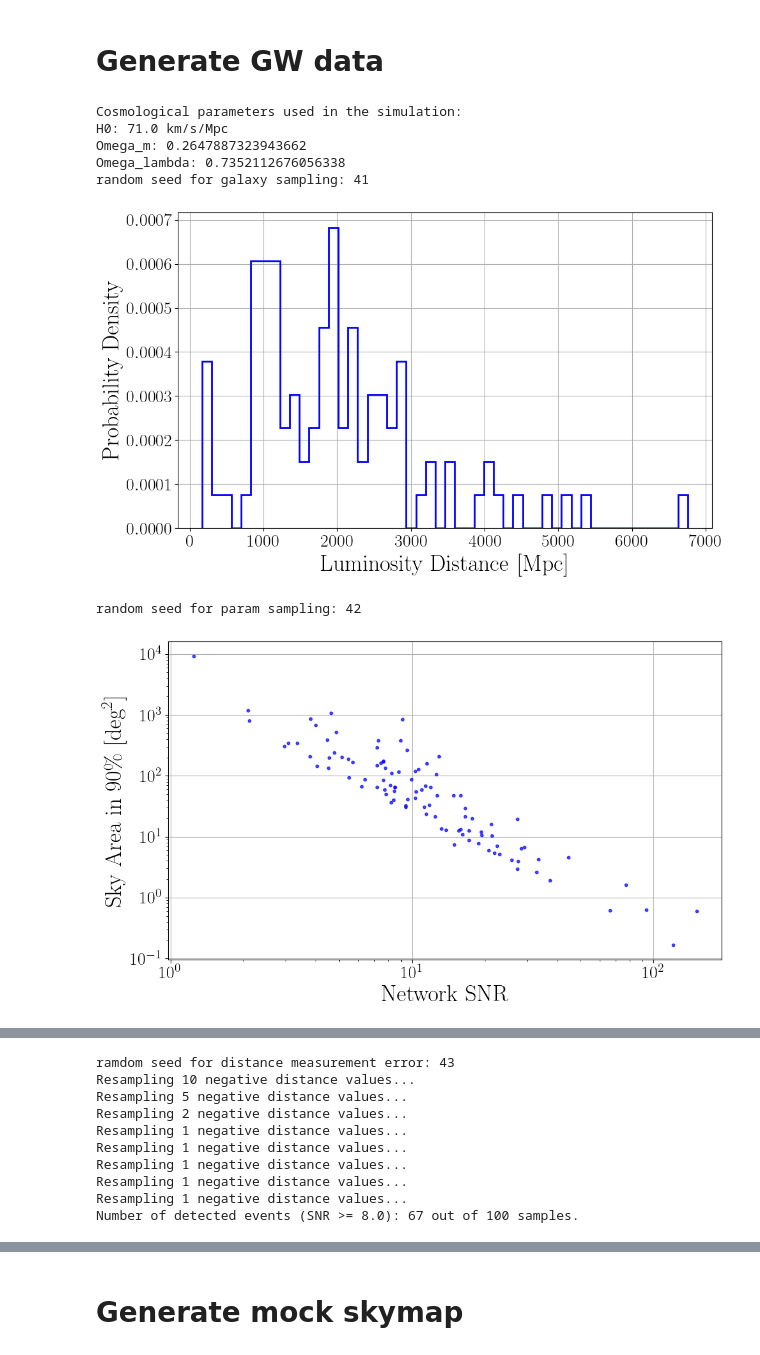
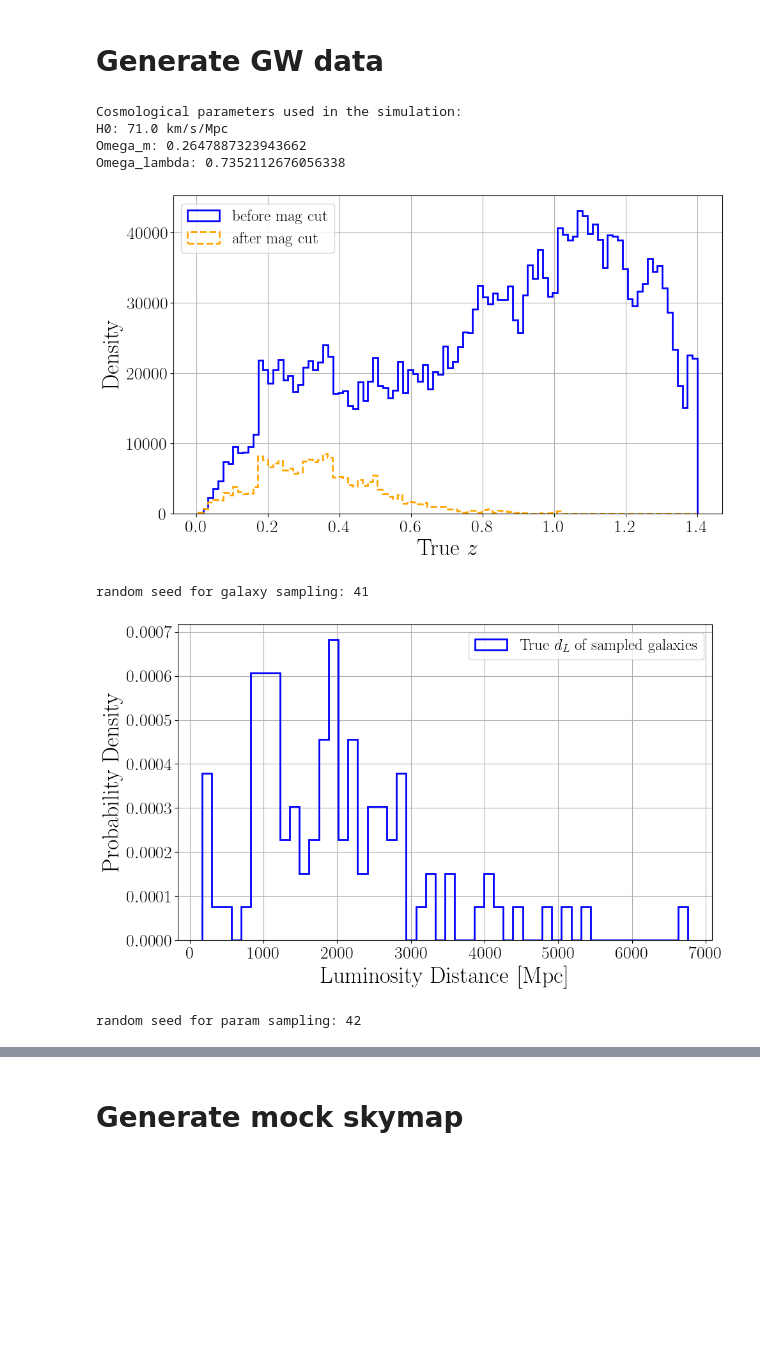
Before and after one commit to seanmacb/northstars_S26B_prep, a Jupyter notebook: infer_H0_simulation_for_proposal/H0_estimation_simulation_cosmoDC2.ipynb, the cells around one changed output, grey strips where cells are left out. Cells and saved outputs as stored; diff of their text form; code cells hidden in the pictures; blank space fills up the shorter version.

```diff
--- a/infer_H0_simulation_for_proposal/H0_estimation_simulation_cosmoDC2.ipynb
+++ b/infer_H0_simulation_for_proposal/H0_estimation_simulation_cosmoDC2.ipynb
@@ -101,6 +101,16 @@ true_redshifts_range = [np.min(true_redshifts_masked), np.max(true_redshifts_mas
 ra_masked = galcat_df.loc[mask, 'ra_true']
 dec_masked = galcat_df.loc[mask, 'dec_true']
 
+plt.style.use('~/research/my_plot_style.style')
+plt.figure()
+plt.hist(galcat_df['redshift_true'], bins=100, color='blue', histtype='step', density=False, lw=2, label='before mag cut')
+plt.hist(true_redshifts_masked, bins=100, color='orange', histtype='step', density=False, lw=2, label='after mag cut', ls='--')
+plt.xlabel(r'True $z$')
+plt.ylabel('Density')
+plt.grid(True)
+plt.legend()
+plt.show()
+
 """sample galaxies from the catalog according to weights"""
 sample_size = 100
 weights = np.ones_like(true_redshifts_masked) / len(true_redshifts_masked) # uniform weighting
@@ -116,10 +126,11 @@ sample_true_dL = luminosity_distance(sampled_true_z, true_H0)
 
 plt.style.use('~/research/my_plot_style.style')
 plt.figure()
-plt.hist(sample_true_dL, bins=50, density=True, color='blue', histtype='step', lw=2)
+plt.hist(sample_true_dL, bins=50, density=True, color='blue', histtype='step', lw=2, label='True $d_L$ of sampled galaxies')
 plt.xlabel('Luminosity Distance [Mpc]')
 plt.ylabel('Probability Density')
 plt.grid(True)
+plt.legend()
 plt.show()
 
 """compute network SNRs and sky localization areas"""
@@ -162,7 +173,7 @@ np.random.seed(dL_random_seed)
 print(f'ramdom seed for distance measurement error: {dL_random_seed}')
 measured_dL = np.random.normal(loc=sample_true_dL, scale=dL_1sigma_error_list)
 # measured_dL = sample_true_dL # no error case
-# dL_1sigma_error_list = np.ones_like(measured_dL) * 1e-2 # no error case
+# dL_1sigma_error_list = np.ones_like(measured_dL) * 1e-5 # no error case
 negative_mask = measured_dL <= 0
 while np.any(negative_mask):
     print(f"Resampling {np.sum(negative_mask)} negative distance values...")
@@ -179,7 +190,7 @@ detected_true_z = sampled_true_z[detected_mask]
 
 plt.figure()
 plt.hist(sample_true_dL[detected_mask], bins=50, density=True, color='blue', histtype='step', lw=2, label=r'True $d_L$ of Detected')
-plt.hist(detected_dL, bins=50, density=True, color='orange', histtype='step', lw=2, label=r'Measured $d_L$ of Detected')
+plt.hist(detected_dL, bins=50, density=True, color='orange', histtype='step', lw=2, label=r'Measured $d_L$ of Detected', ls='--')
 plt.xlabel('Luminosity Distance [Mpc]')
 plt.ylabel('Probability Density')
 plt.grid(True)
@@ -187,34 +198,37 @@ plt.legend()
 plt.show()
 
 """pick up good events"""
 # best_index = np.argmax(network_snr)
 # best_snr = np.max(network_snr)
 # print(f"Largest detected SNR: {best_snr}")
 
 best_index = np.argmin(sky_area_deg2_90_list)
 best_localization = np.min(sky_area_deg2_90_list)
 print(f"Smallest sky area (90% C.I.): {best_localization} deg^2")
 
 # fiducial_localization = 10.0  # deg^2
 # best_index = np.argmin(np.abs(sky_area_deg2_90_list-fiducial_localization))
 # best_localization = sky_area_deg2_90_list[best_index]  # pick up closest to 10 deg^2
 # print(f"Sky area (90% C.I.) closest to {fiducial_localization} deg^2: {best_localization} deg^2")
 
 print(f"  Corresponding SNR: {network_snr[best_index]}")
 print(f"  Corresponding dL error: {dL_1sigma_error_list[best_index]} [Mpc], {dL_1sigma_error_list[best_index]/sample_true_dL[best_index]*100:.2f} %")
 print(f"  Corresponding true and measured dL: {sample_true_dL[best_index]}, {measured_dL[best_index]}")
+print(f"Galaxy parameters of the event chosen here:")
+print(f"  Corresponding gal index in the catalog: {galcat_df.index[sample_indices[best_index]]}")
 print(f"  Corresponding true redshift: {sampled_true_z[best_index]}")
+print(f"  Corresponding RA and Dec: {sample_ra[best_index]}, {sample_dec[best_index]}")
 
 best_injection = params_df.iloc[best_index]
 print("Injection parameters of the event chosen here:")
 for key, value in best_injection.items():
     print(f"  {key}: {value}")
 # %% [output]
 Cosmological parameters used in the simulation:
 H0: 71.0 km/s/Mpc
 Omega_m: 0.2647887323943662
 Omega_lambda: 0.7352112676056338
-random seed for galaxy sampling: 41
-[figure, old version]
+[figure, new version]
-random seed for param sampling: 42
+random seed for galaxy sampling: 41
-[figure, old version]
+[figure, new version]
+random seed for param sampling: 42
@@ -224,10 +237,0 @@ random seed for param sampling: 42
-ramdom seed for distance measurement error: 43
-Resampling 10 negative distance values...
-Resampling 5 negative distance values...
-Resampling 2 negative distance values...
-Resampling 1 negative distance values...
-Resampling 1 negative distance values...
-Resampling 1 negative distance values...
-Resampling 1 negative distance values...
-Resampling 1 negative distance values...
-Number of detected events (SNR >= 8.0): 67 out of 100 samples.
```
Also changed, not shown: parts of 3 cells of this notebook.
